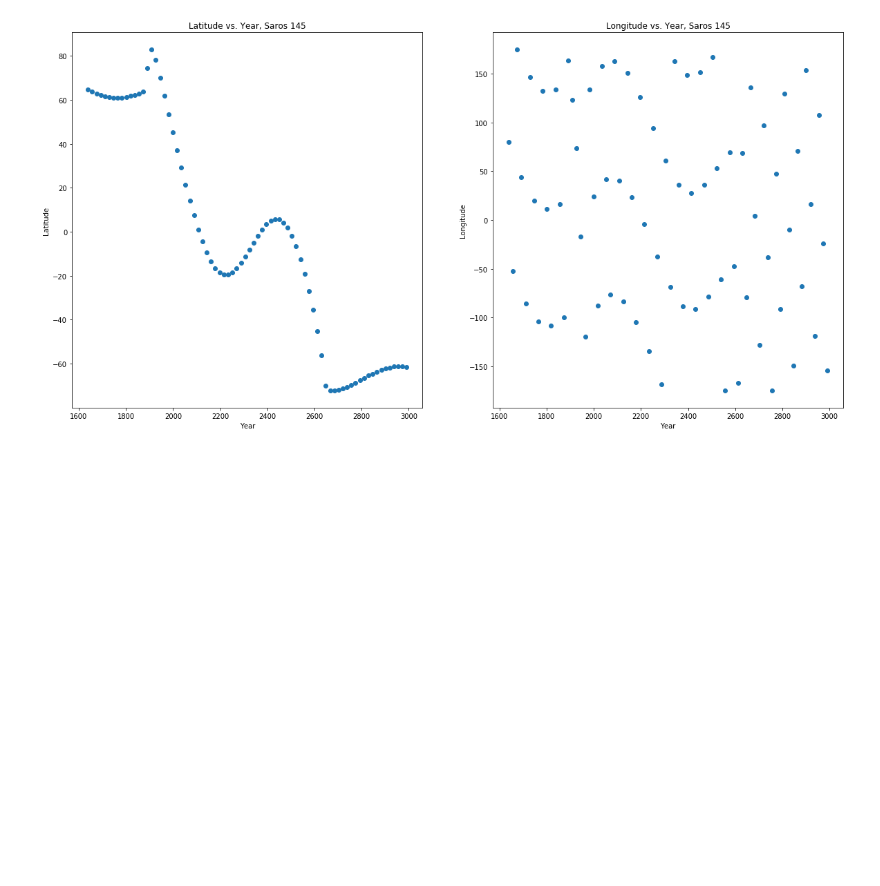
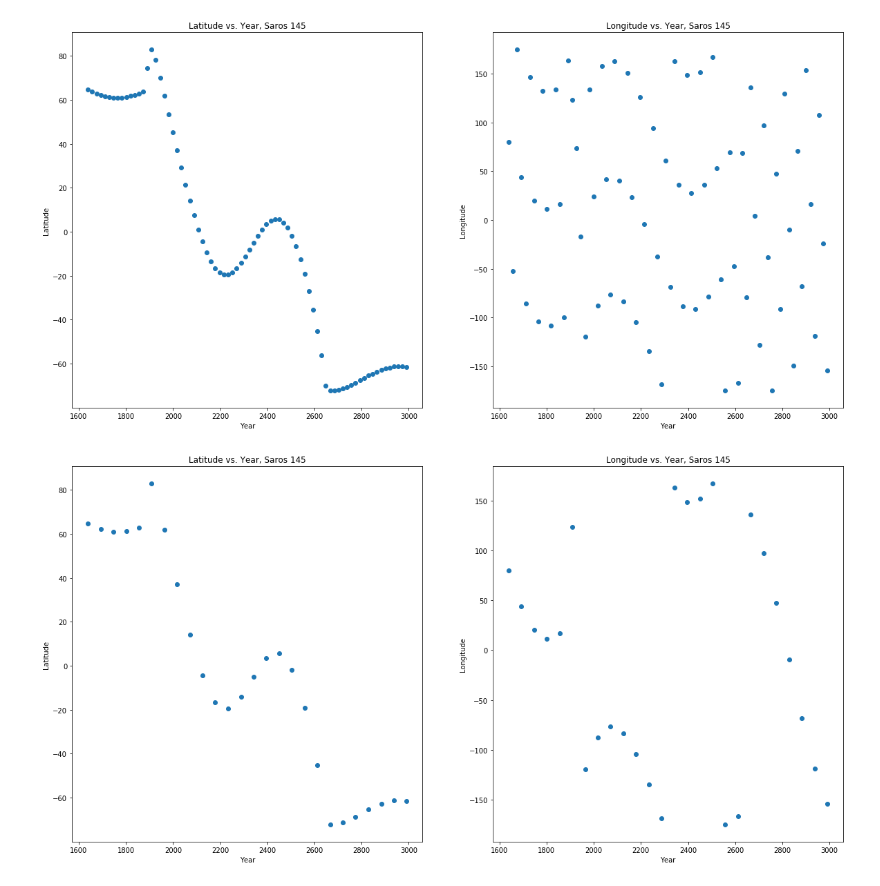
Before and after one commit to Kaahan/skep_project_s_final, a Jupyter notebook: eclipse/predict_eclipse.ipynb, the cells around one changed output. Cells and saved outputs as stored; diff of their text form; code cells hidden in the pictures; blank space fills up the shorter version.

```diff
--- a/eclipse/predict_eclipse.ipynb
+++ b/eclipse/predict_eclipse.ipynb
@@ -386,14 +383,6 @@ Test score: 0.17001799874055745
 # %% [markdown]
 The performance has now dropped significantly. Why is this the case? We refer to these visualizations.
 # %%
-def to_jd(calendar_date):
-    month_labels = ['January', 'February', 'March', 'April', 'May', 'June', 'July', 'August', 'September', 'October', 'November', 'December']
-    months = dict(zip(month_labels, range(1, 13)))
-    try:
-        return sum(jdcal.gcal2jd(calendar_date[0], months[calendar_date[1]], calendar_date[2]))
-    except KeyError: # if the month is already an integer
-        return sum(jdcal.gcal2jd(calendar_date[0], int(calendar_date[1]), calendar_date[2]))
-
 def plot_locations(data):
     dates = data['Calendar Date'].str.split().apply(lambda calendar_date: to_jd(calendar_date))
     fig, ax = plt.subplots(figsize=(20, 10))
@@ -412,8 +401,6 @@ def plot_locations(data):
 def plot_saros(data, n):
     saros = data[data['Saros Number'] == n]
     dates = saros['Calendar Date'].str.split().apply(lambda x: int(x[0]))
-
-
     plt.subplots(figsize=(20, 10))
     plt.subplot(1, 2, 1)
     plt.xlabel('Year')
@@ -427,6 +414,12 @@ def plot_saros(data, n):
     plt.title('Longitude vs. Year, Saros %d' % n)
     plt.scatter(dates, saros['Longitude'])
     plt.show()
+
+def plot_saros_3rd_eclipses(data, n):
+    # Plot every 3rd eclipse in Saros n
+    data = data[data['Saros Number'] == n]
+    data = data.iloc[::3, :]
+    plot_saros(data, n)
 # %%
 data = pd.read_csv('solar_eclipse_data.csv')
 data['Latitude'] = data['Latitude'].apply(lambda x: convert_latitude(x))
@@ -449,3 +434,7 @@ plot_saros(data, 10)
 plot_saros(data, 145)
 # %% [output]
 [figure]
+# %%
+plot_saros_3rd_eclipses(data, 145)
+# %% [output]
+[figure, added]
```
Also changed, not shown: parts of 24 cells of this notebook.
